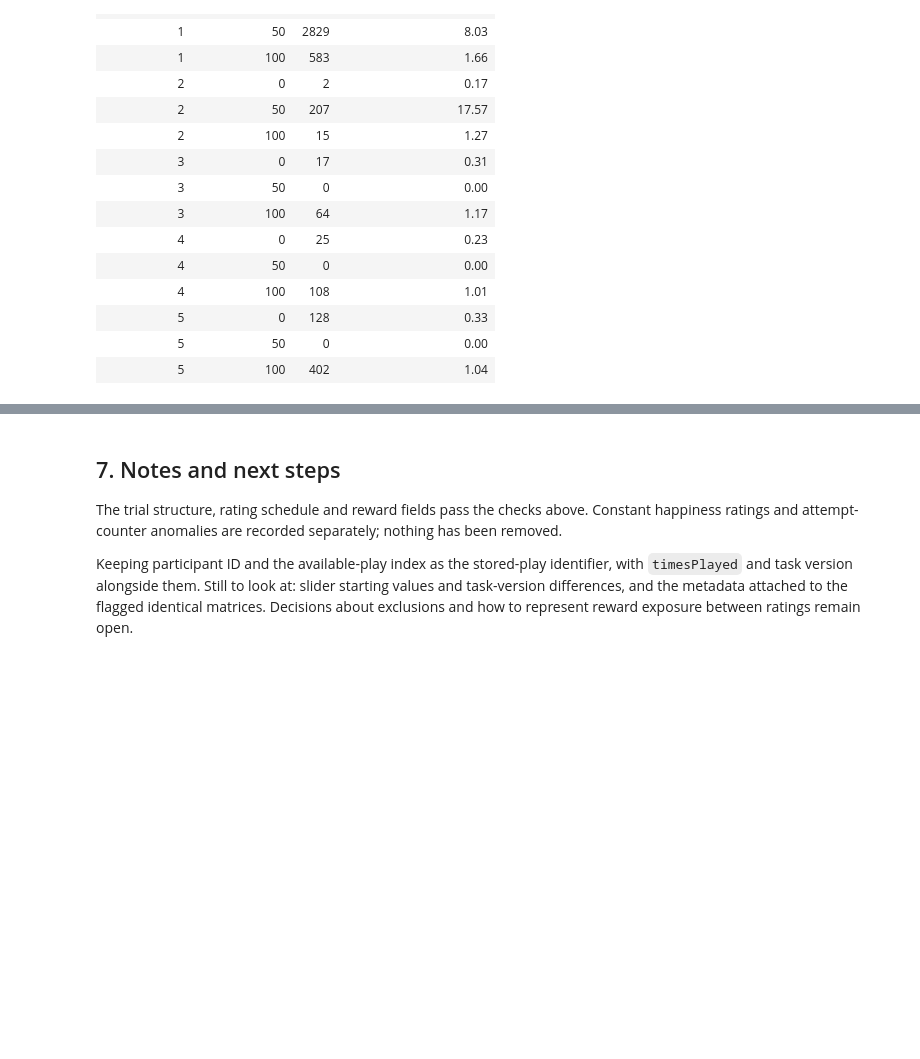
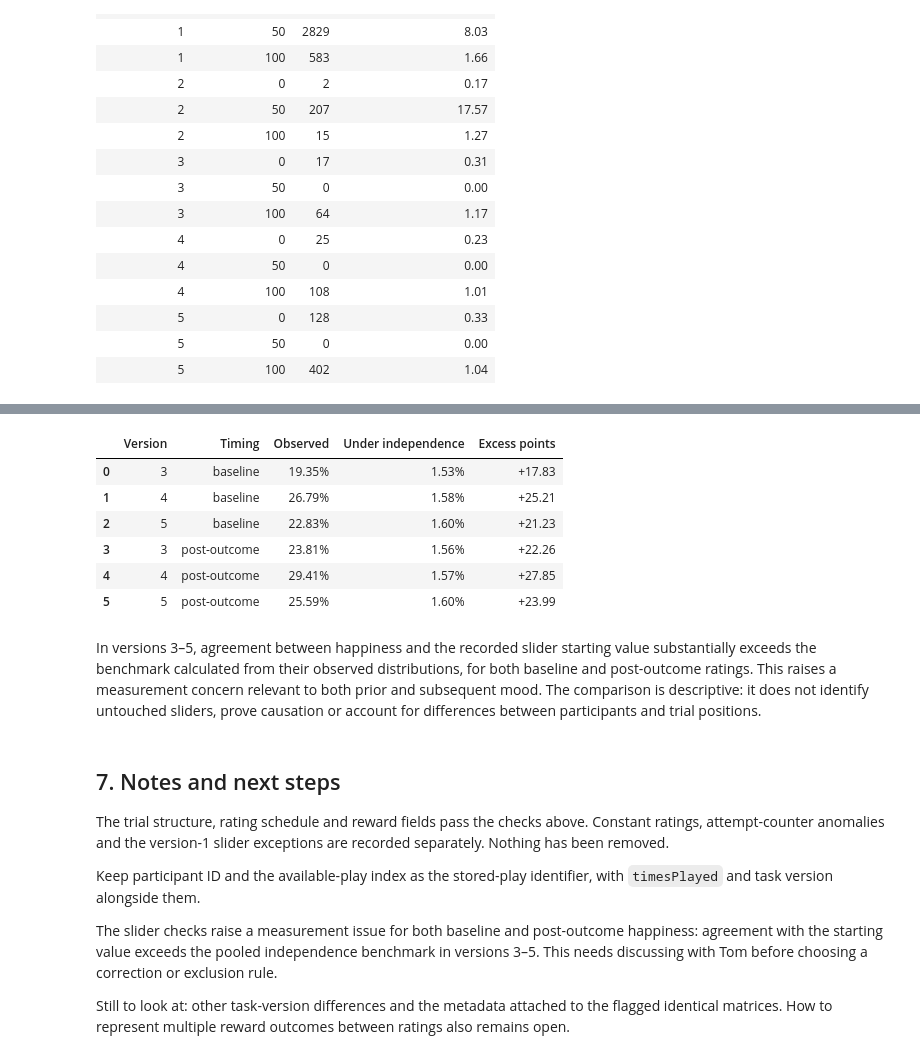
Before and after one commit to gustavbeen/mood-rpe-feasibility, a Jupyter notebook: notebooks/02_validate_gbe.ipynb, the cells around one changed output, grey strips where cells are left out. Cells and saved outputs as stored; diff of their text form; code cells hidden in the pictures; blank space fills up the shorter version.

```diff
--- a/notebooks/02_validate_gbe.ipynb
+++ b/notebooks/02_validate_gbe.ipynb
@@ -599,6 +732,81 @@ Constant midpoint ratings occur only in versions 1–2: 8.03% of version-1 plays
+# %%
+results = []
+
+groups = [
+    ("baseline", baseline_starts, baseline_happiness),
+    ("post-outcome", post_starts, post_happiness),
+]
+
+for timing, starts_by_version, happiness_by_version in groups:
+    for version in (3, 4, 5):
+        starts = starts_by_version[version]
+        happiness = happiness_by_version[version]
+        # starting values are documented as integers; check before rounding
+        assert np.all(
+            np.isclose(starts, np.rint(starts),
+                    rtol=0, atol=1e-10)
+        ), f"Non-integer starts in version {version}, {timing}"
+        start_counts = Counter(np.rint(starts).astype(int))
+        n = len(starts)
+
+        benchmark_rows = []
+
+        for value, count in sorted(start_counts.items()):
+            p_start = count / n
+
+            # same tolerance as the earlier agreement check
+            # np.mean as quick way to compute the proportion of matches, since np.isclose returns a boolean array
+            p_happiness = np.mean(
+                np.isclose(happiness, value, rtol=0, atol=1e-10) # happiness values are still floats
+            )
+
+            benchmark_rows.append({
+                "starting_value": value,
+                "p_start": p_start,
+                "p_happiness_at_value": p_happiness,
+                "match_contribution": p_start * p_happiness,
+            })
+
+        benchmark = pd.DataFrame(benchmark_rows)
+        expected_match = benchmark["match_contribution"].sum()
+
+        observed_match = np.mean(
+            np.isclose(happiness, starts,
+                    rtol=0, atol=1e-10)
+        )
+
+        results.append({
+            "Version": version,
+            "Timing": timing,
+            "Observed": 100 * observed_match,
+            "Under independence": 100 * expected_match,
+            "Excess percentage points": 100 * (observed_match - expected_match)
+        })
+
+
+summary = pd.DataFrame(results)
+display(summary.style.format({
+    "Observed": "{:.2f}%",
+    "Under independence": "{:.2f}%",
+    "Excess percentage points": "{:+.2f}"
+}))
+# %% [output]
+|  | Version | Timing | Observed | Under independence | Excess points |
+| 0 | 3 | baseline | 19.35% | 1.53% | +17.83 |
+| 1 | 4 | baseline | 26.79% | 1.58% | +25.21 |
+| 2 | 5 | baseline | 22.83% | 1.60% | +21.23 |
+| 3 | 3 | post-outcome | 23.81% | 1.56% | +22.26 |
+| 4 | 4 | post-outcome | 29.41% | 1.57% | +27.85 |
+| 5 | 5 | post-outcome | 25.59% | 1.60% | +23.99 |
+# %% [markdown]
+In versions 3–5, agreement between happiness and the recorded slider starting value substantially exceeds the benchmark calculated from their observed distributions, for both baseline and post-outcome ratings. This raises a measurement concern relevant to both prior and subsequent mood. The comparison is descriptive: it does not identify untouched sliders, prove causation or account for differences between participants and trial positions.
 # %% [markdown]
 ## 7. Notes and next steps
 
-The trial structure, rating schedule and reward fields pass the checks above. Constant happiness ratings and attempt-counter anomalies are recorded separately; nothing has been removed.
+The trial structure, rating schedule and reward fields pass the checks above. Constant ratings, attempt-counter anomalies and the version-1 slider exceptions are recorded separately. Nothing has been removed.
 
-Keeping participant ID and the available-play index as the stored-play identifier, with `timesPlayed` and task version alongside them. Still to look at: slider starting values and task-version differences, and the metadata attached to the flagged identical matrices. Decisions about exclusions and how to represent reward exposure between ratings remain open.
+Keep participant ID and the available-play index as the stored-play identifier, with `timesPlayed` and task version alongside them.
+
+The slider checks raise a measurement issue for both baseline and post-outcome happiness: agreement with the starting value exceeds the pooled independence benchmark in versions 3–5. This needs discussing with Tom before choosing a correction or exclusion rule.
+
+Still to look at: other task-version differences and the metadata attached to the flagged identical matrices. How to represent multiple reward outcomes between ratings also remains open.
```
Also changed, not shown: parts of 14 cells of this notebook.
